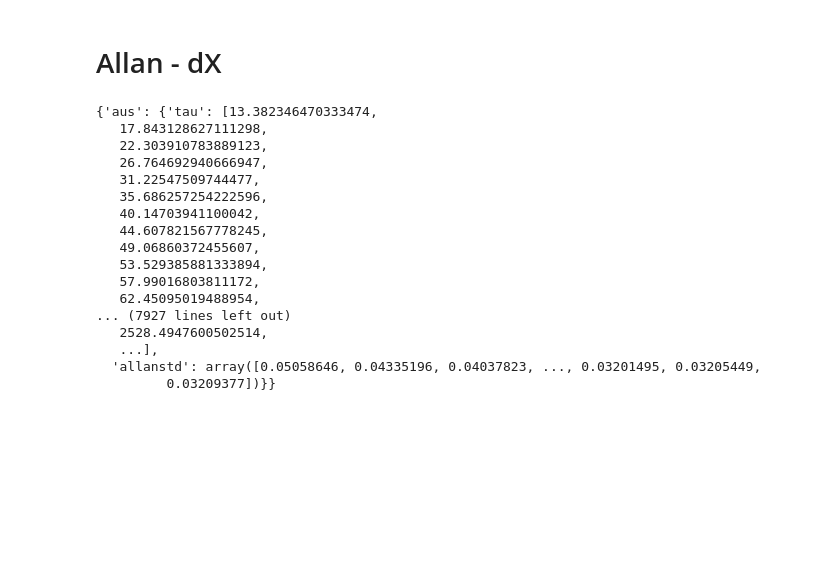
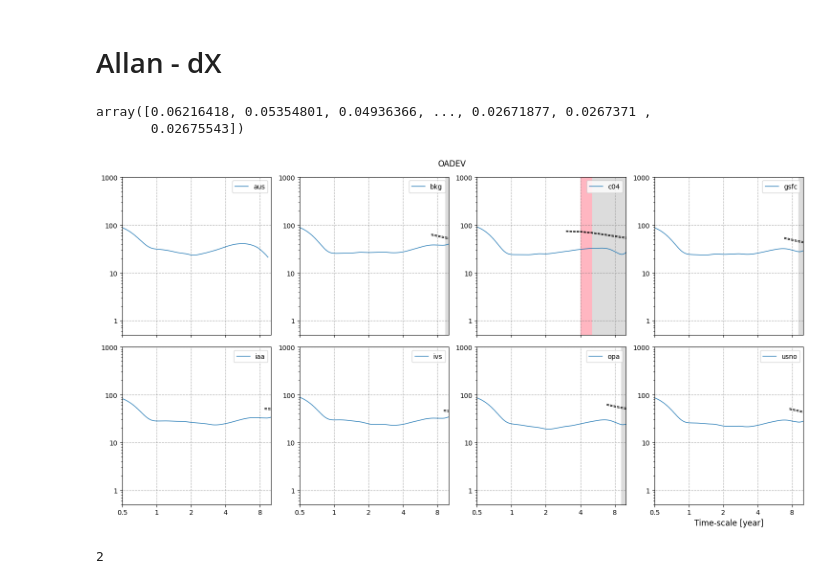
Before and after one commit to verasha/radio-sources, a Jupyter notebook: Nutation/Nutation.ipynb, the cells around one changed output. Cells and saved outputs as stored; diff of their text form; code cells hidden in the pictures; blank space fills up the shorter version.

```diff
--- a/Nutation/Nutation.ipynb
+++ b/Nutation/Nutation.ipynb
@@ -108,27 +108,62 @@ for method, df in dfs.items():
     tau, allanstd = allanself.oadev(df['dX'].values,df['MJD'].values,df['sigma_dX'].values)
 
     allanstds_dX[method] = {'tau': tau, 'allanstd': allanstd}
+# %%
+for method, result in allanstds_dX.items():
+    filename = f"allanstd_dX_{method}.txt"
+    np.savetxt(filename, np.column_stack((result['tau'], result['allanstd'])), header="Tau Allanstd", comments="", delimiter='\t')
 # %%
-allanstds_dX
+allanstds_dX['opa']['allanstd']
 # %% [output]
-{'aus': {'tau': [13.382346470333474,
-   17.843128627111298,
-   22.303910783889123,
-   26.764692940666947,
-   31.22547509744477,
-   35.686257254222596,
-   40.14703941100042,
-   44.607821567778245,
-   49.06860372455607,
-   53.529385881333894,
-   57.99016803811172,
-   62.45095019488954,
-... (7927 lines left out)
-   2528.4947600502514,
-   ...],
-  'allanstd': array([0.05058646, 0.04335196, 0.04037823, ..., 0.03201495, 0.03205449,
-         0.03209377])}}
+array([0.06216418, 0.05354801, 0.04936366, ..., 0.02671877, 0.0267371 ,
+       0.02675543])
-# %%
-for method, result in allanstds_dX.items():
-    filename = f"{method}_allanstd.txt"
-    np.savetxt(filename, np.column_stack((result['tau'], result['allanstd'])), header="Tau Allanstd", comments="", delimiter='\t')
+# %%
+ci_dX = {}
+
+for method, df in dfs.items():
+    # Calculate CI
+    ci_low, ci_high = allanself.confidence_int(df['dX'].values*1000,df['sigma_dX'].values*1000,allanstds_dX[method]['allanstd']*1000,modified=False,overlapping=True,devtype='allan')
+
+    ci_dX[method] = {'low': ci_low, 'high': ci_high}
+# %%
+fig, axes = plt.subplots(nrows, ncols, figsize=(15, 8), sharex=True)
+axes = axes.flatten()
+
+for i, (method, result) in enumerate(allanstds_dX.items()):
+    tau, allanstd = result['tau'], result['allanstd']
+
+    # Calculate the slopes
+    slopes = np.diff(np.log10(allanstd)) / np.diff(np.log10(tau))
+
+    # Plot allan_std
+    axes[i].plot([t/365.242198781 for t in tau], allanstd*1000, label=f'{method}', linewidth=1)
+
+    # Color background according to the slopes / noise type
+    axes[i].fill_between(tau[1:], 0.1, 10**5, where=(slopes < 0.25), color='gainsboro', linewidth=1, zorder=1)
+    axes[i].fill_between(tau[1:], 0.1, 10**5, where=(-0.25 <= slopes) & (slopes <= 0.25), color='lightpink', linewidth=1)
+    axes[i].fill_between(tau[1:], 0.1, 10**5, where=(slopes > 0.25), color='lightcoral', step='mid', linewidth=1)
+
+    # Plot confidence interval
+    axes[i].plot(tau, ci_dX[method]['low'],color='black',linestyle='dashed',linewidth=1)
+    axes[i].plot(tau, ci_dX[method]['high'],color='black',linestyle='dashed',linewidth=1)
+
+
+    # Plot settings
+    axes[i].set_yscale('log')
+    axes[i].set_xscale('log', base=2)
+    axes[i].yaxis.set_major_formatter(ticker.FuncFormatter(lambda y, _: '{:g}'.format(y)))
+    axes[i].xaxis.set_major_formatter(ticker.FuncFormatter(lambda y, _: '{:g}'.format(y)))
+    axes[i].set_ylim(0.5, 10**3)
+    axes[i].set_xlim(0.5, 10)
+    axes[i].grid(color='dimgray', linestyle='dotted')
+    axes[i].legend()
+plt.xlabel('Time-scale [year]', fontsize=12)
+plt.suptitle('OADEV')
+plt.tight_layout()
+plt.show()
+# %% [output]
+[figure, added]
+# %%
+nrows
+# %% [output]
+2
```
Also changed, not shown: parts of 1 cell of this notebook, 1 other file.
